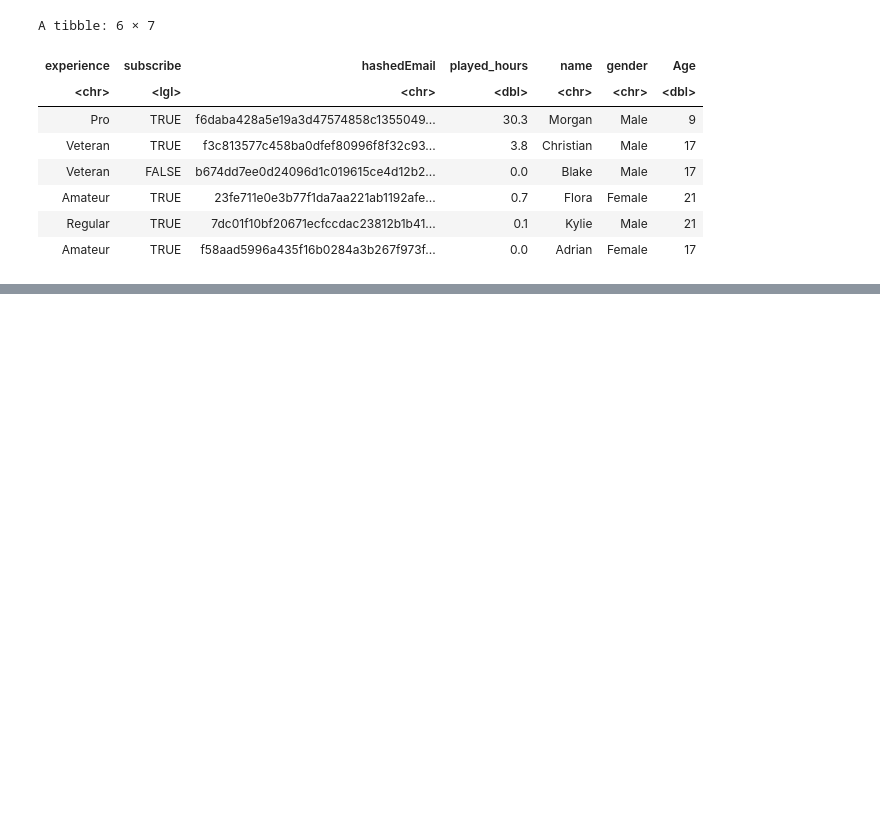
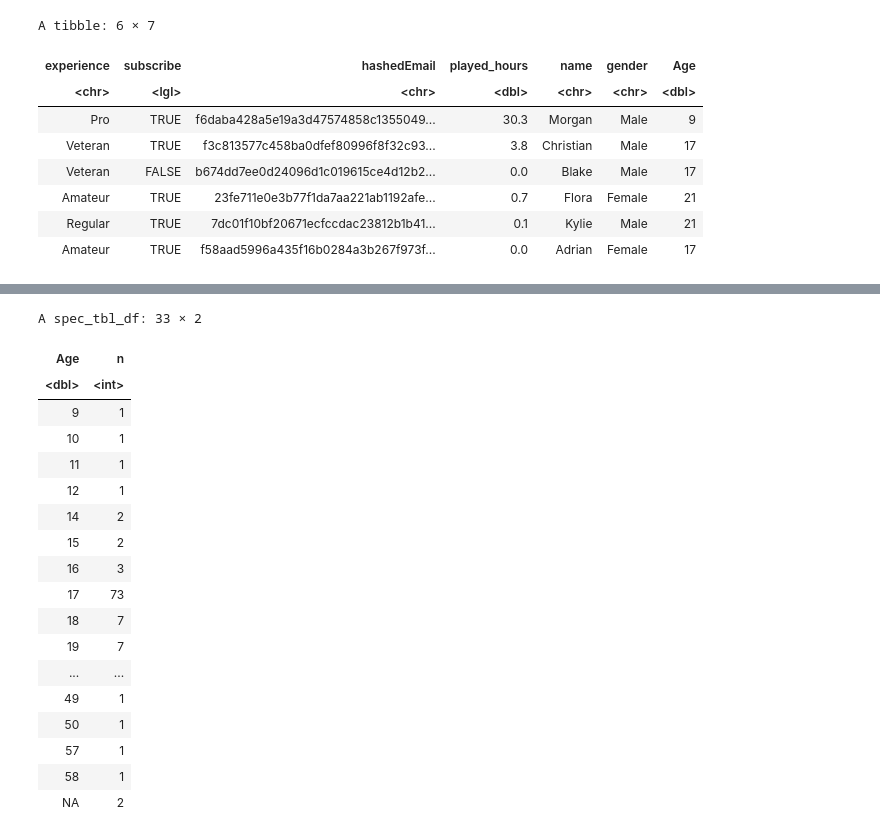
Before and after one commit to sabineelsaadany/Individual_Project_Planning, a Jupyter notebook: final_individual_project_planning.ipynb, the cells around one changed output, grey strips where cells are left out. Saved outputs shown, nothing was run; the diff lists cells and outputs as text; code cells hidden in the pictures; blank space fills up the shorter version.

```diff
--- a/final_individual_project_planning.ipynb
+++ b/final_individual_project_planning.ipynb
@@ -70,3 +168,28 @@ Part 2 of this step - calculating some stats for organization and understanding,
+# %%
+age_count <- players |>
+count(Age)
+
+age_count
+# %% [output]
+A spec_tbl_df: 33 × 2
+| Age | n |
+| <dbl> | <int> |
+| 9 | 1 |
+| 10 | 1 |
+| 11 | 1 |
+| 12 | 1 |
+| 14 | 2 |
+| 15 | 2 |
+| 16 | 3 |
+| 17 | 73 |
+| 18 | 7 |
+| 19 | 7 |
+| ... | ... |
+| 49 | 1 |
+| 50 | 1 |
+| 57 | 1 |
+| 58 | 1 |
+| NA | 2 |
 # %%
 #this calculates the count of subscribers and non-subscribers -> in a way this turns the logical variable of true and false into quantiative numbers
 #that could potentially be looked at and worked with differently down the line
```
Also changed, not shown: parts of 32 cells of this notebook.
